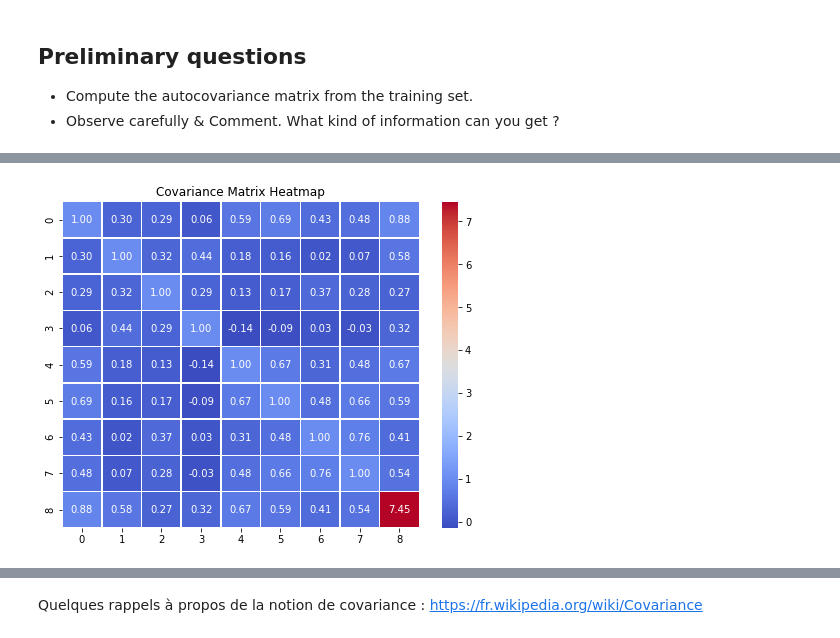
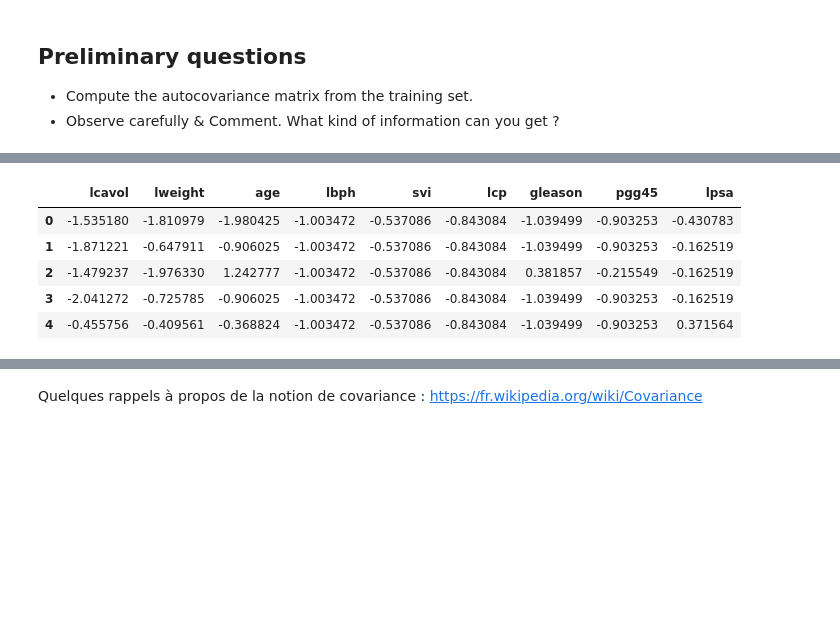
Before and after one commit to jeremdesno/python_sdia, a Jupyter notebook: TP A&D/TP1_LinearRegression.ipynb, the cells around one changed output, grey strips where cells are left out. Cells and saved outputs as stored; diff of their text form; code cells hidden in the pictures; blank space fills up the shorter version.

```diff
--- a/TP A&D/TP1_LinearRegression.ipynb
+++ b/TP A&D/TP1_LinearRegression.ipynb
@@ -110,12 +95,12 @@ df.head(10)
-# %%
-# Preliminary questions
-
-#col_name = [lcavol, lweight, age, lbph, svi, lcp, gleason, ppg45]
-
-COV = (M_train[:, :-1].T @ M_train[:, :-1])/M_train.shape[0]
-plt.figure(figsize=(8, 6))
-sns.heatmap(COV, annot=True, fmt='.2f', cmap='coolwarm', linewidths=.5)
-plt.title('Covariance Matrix Heatmap')
-plt.show()
-# %% [output]
-[figure, removed]
+# %%
+# On charge les données dans un datframe + renommer les colonnes pour une meilleur visibilité
+df = pd.DataFrame(M_train[:,:-1])
+df = df.rename(columns={0:'lcavol', 1:'lweight', 2:'age', 3:'lbph', 4:'svi', 5:'lcp', 6:'gleason', 7:'pgg45', 8:'lpsa'})
+df.head()
+# %% [output]
+|  | lcavol | lweight | age | lbph | svi | lcp | gleason | pgg45 | lpsa |
+| 0 | -1.535180 | -1.810979 | -1.980425 | -1.003472 | -0.537086 | -0.843084 | -1.039499 | -0.903253 | -0.430783 |
+| 1 | -1.871221 | -0.647911 | -0.906025 | -1.003472 | -0.537086 | -0.843084 | -1.039499 | -0.903253 | -0.162519 |
+| 2 | -1.479237 | -1.976330 | 1.242777 | -1.003472 | -0.537086 | -0.843084 | 0.381857 | -0.215549 | -0.162519 |
+| 3 | -2.041272 | -0.725785 | -0.906025 | -1.003472 | -0.537086 | -0.843084 | -1.039499 | -0.903253 | -0.162519 |
+| 4 | -0.455756 | -0.409561 | -0.368824 | -1.003472 | -0.537086 | -0.843084 | -1.039499 | -0.903253 | 0.371564 |
```
Also changed, not shown: parts of 21 cells of this notebook.
